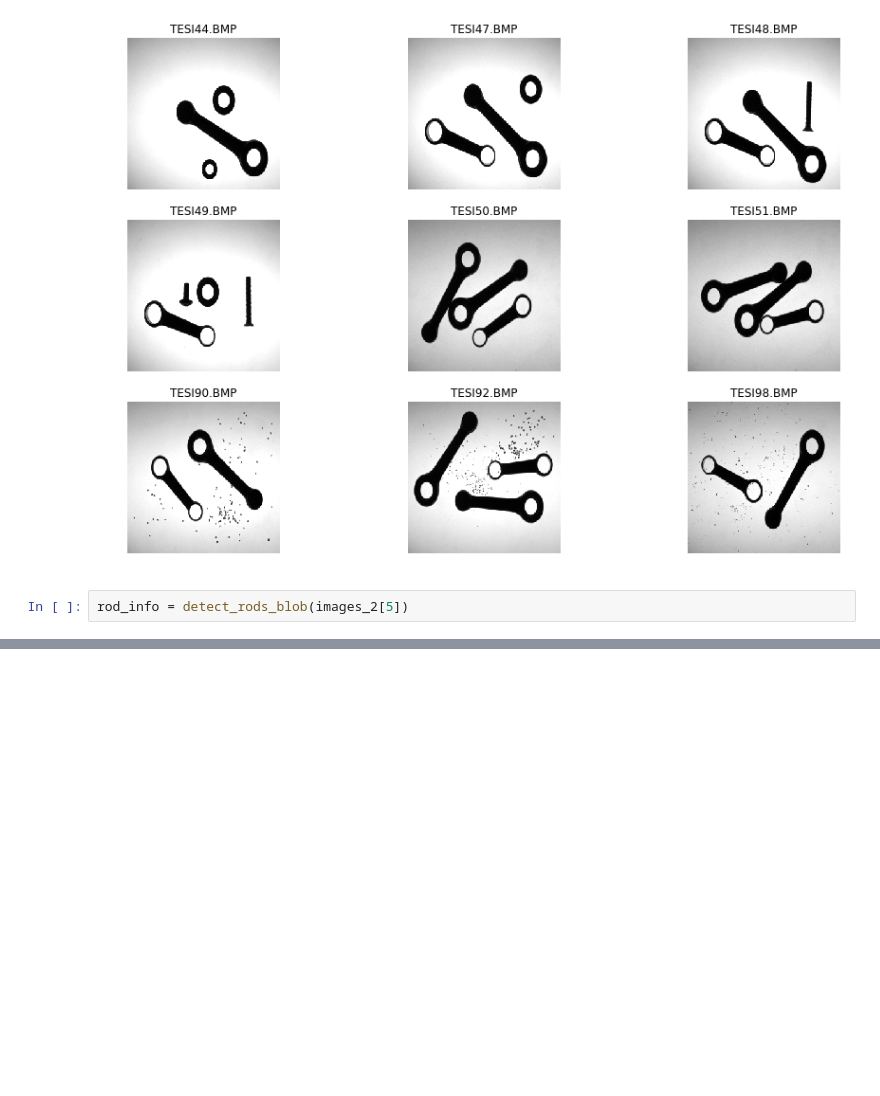
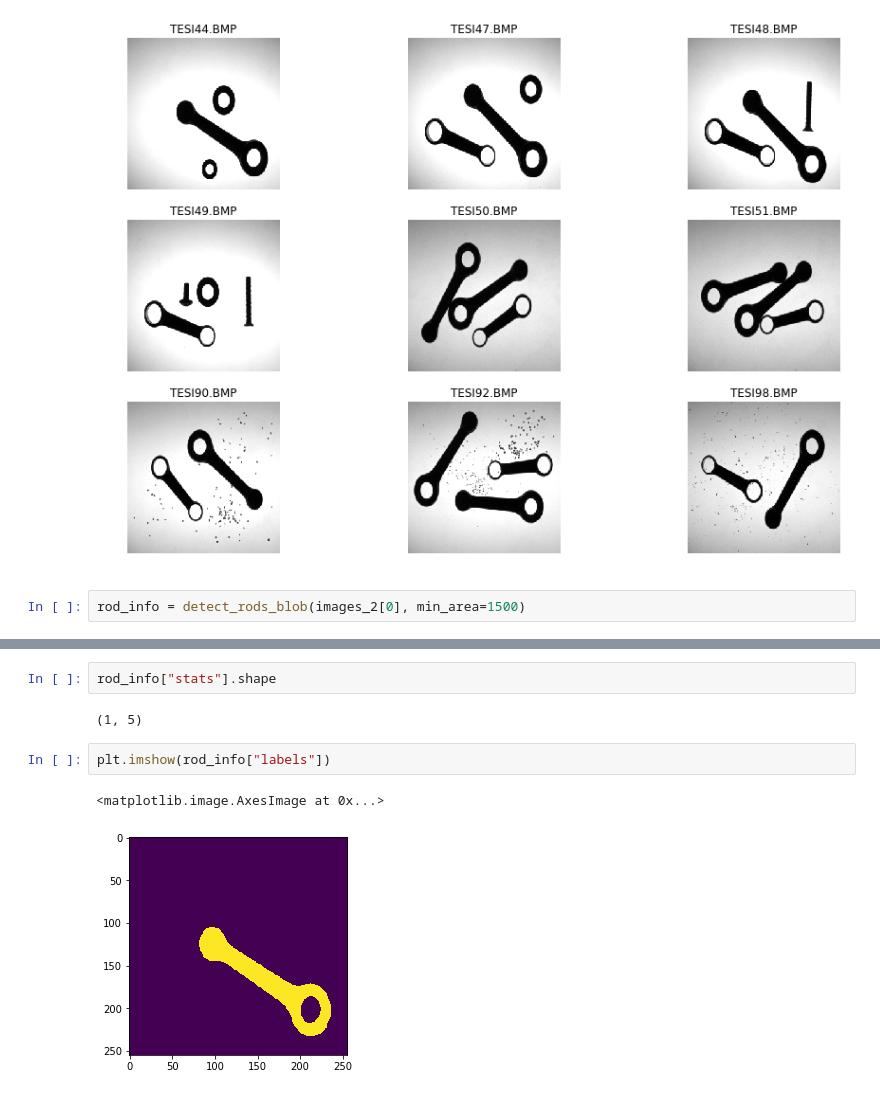
Before and after one commit to Erhtric/motorod-inspection, a Jupyter notebook: VisuInspConnRods.ipynb, the cells around one changed output, grey strips where cells are left out. Drawn from its saved outputs; the diff is of its cells as text; blank space fills up the shorter version.

Commit message:
added logging statements and filtering by area

```diff
--- a/VisuInspConnRods.ipynb
+++ b/VisuInspConnRods.ipynb
@@ -130,5 +129,5 @@ plt.show()
 # %% [output]
 [figure]
 # %%
-rod_info = detect_rods_blob(images_2[5])
+rod_info = detect_rods_blob(images_2[0], min_area=1500)
 # %% [output]
@@ -189,0 +164,9 @@ Hole diameter: [31.400836944580078]
+# %%
+rod_info["stats"].shape
+# %% [output]
+(1, 5)
+# %%
+plt.imshow(rod_info["labels"])
+# %% [output]
+<matplotlib.image.AxesImage at 0x...>
+[figure, added]
```
Also changed, not shown: parts of 6 cells of this notebook, 3 other files.
